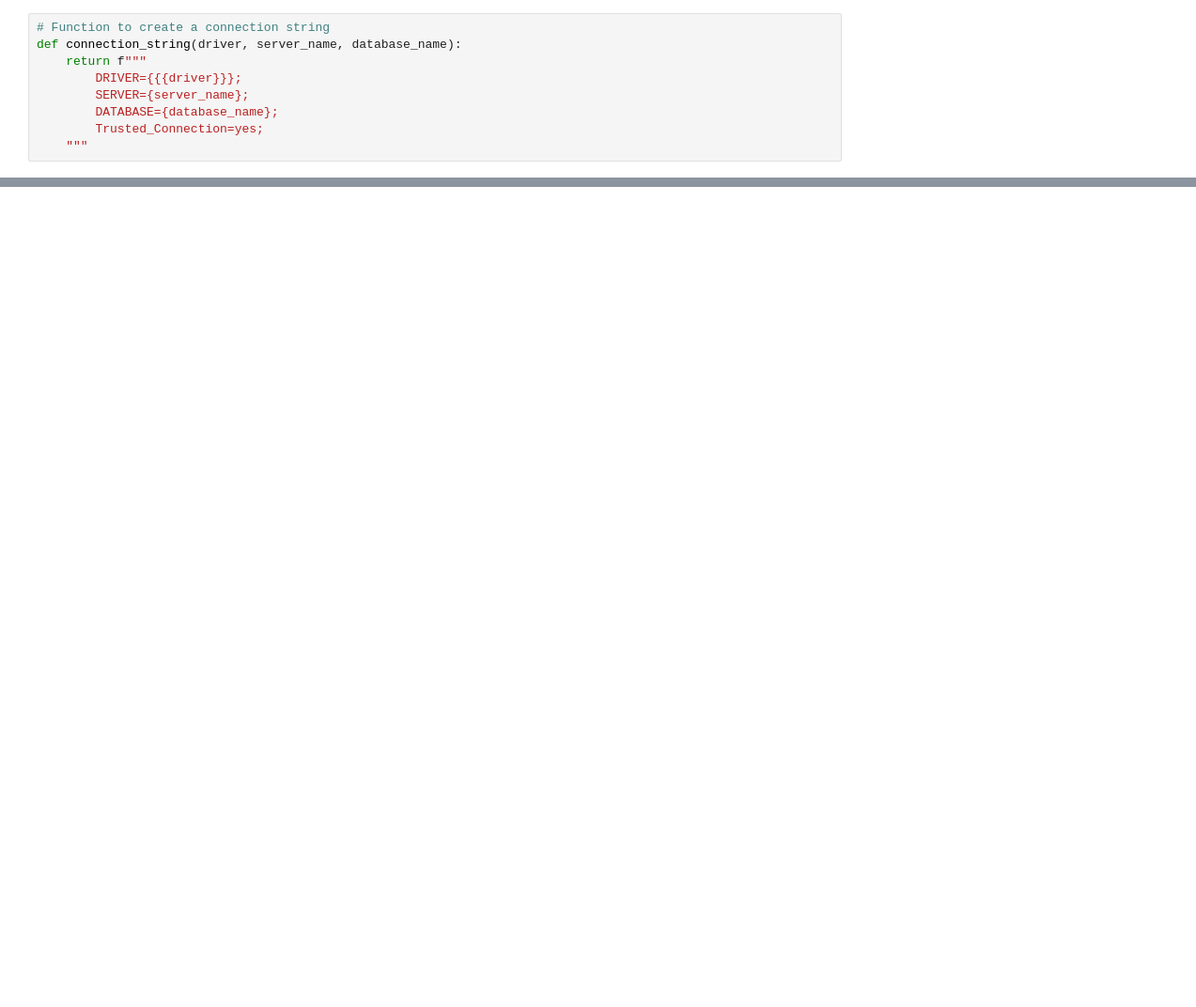
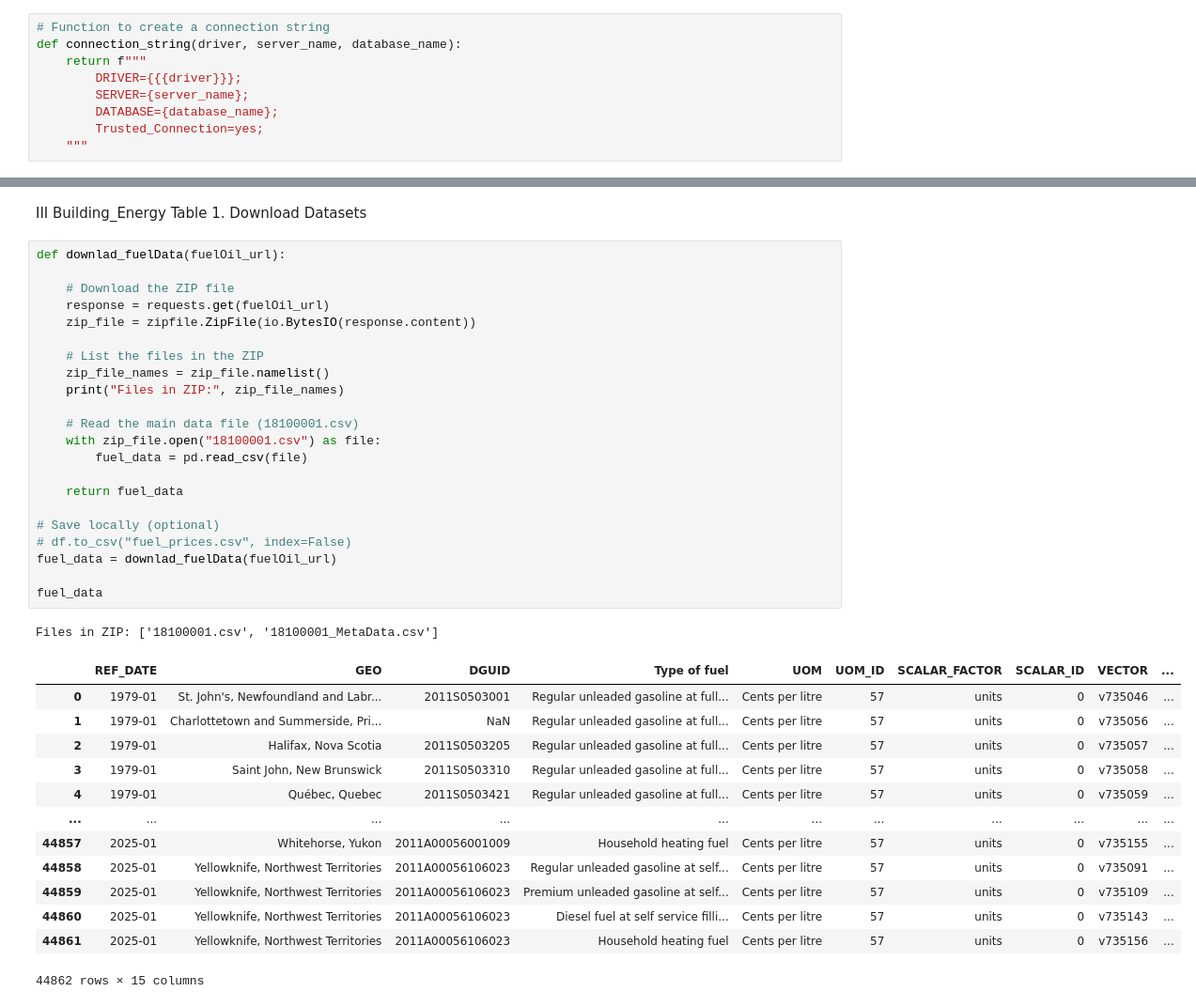
Before and after one commit to ChanyoungLee0476/HRM_EnergyConsumption, a Jupyter notebook: EnergyConsumption.ipynb, the cells around one changed output, grey strips where cells are left out. Shown at 94% size. Saved outputs shown, nothing was run; the diff lists cells and outputs as text; blank space fills up the shorter version.

```diff
--- a/EnergyConsumption.ipynb
+++ b/EnergyConsumption.ipynb
@@ -471,0 +338,40 @@ building_energy
+# %% [markdown]
+III Building_Energy Table </br>
+    1. Download Datasets
+# %%
+def downlad_fuelData(fuelOil_url):
+
+    # Download the ZIP file
+    response = requests.get(fuelOil_url)
+    zip_file = zipfile.ZipFile(io.BytesIO(response.content))
+
+    # List the files in the ZIP
+    zip_file_names = zip_file.namelist()
+    print("Files in ZIP:", zip_file_names)
+
+    # Read the main data file (18100001.csv)
+    with zip_file.open("18100001.csv") as file:
+        fuel_data = pd.read_csv(file)
+
+    return fuel_data
+
+# Save locally (optional)
+# df.to_csv("fuel_prices.csv", index=False)
+fuel_data = downlad_fuelData(fuelOil_url)
+
+fuel_data
+# %% [output]
+Files in ZIP: ['18100001.csv', '18100001_MetaData.csv']
+|  | REF_DATE | GEO | DGUID | Type of fuel | UOM | UOM_ID | SCALAR_FACTOR | SCALAR_ID | VECTOR | ... |
+| 0 | 1979-01 | St. John's, Newfoundland and Labr... | 2011S0503001 | Regular unleaded gasoline at full... | Cents per litre | 57 | units | 0 | v735046 | ... |
+| 1 | 1979-01 | Charlottetown and Summerside, Pri... | NaN | Regular unleaded gasoline at full... | Cents per litre | 57 | units | 0 | v735056 | ... |
+| 2 | 1979-01 | Halifax, Nova Scotia | 2011S0503205 | Regular unleaded gasoline at full... | Cents per litre | 57 | units | 0 | v735057 | ... |
+| 3 | 1979-01 | Saint John, New Brunswick | 2011S0503310 | Regular unleaded gasoline at full... | Cents per litre | 57 | units | 0 | v735058 | ... |
+| 4 | 1979-01 | Québec, Quebec | 2011S0503421 | Regular unleaded gasoline at full... | Cents per litre | 57 | units | 0 | v735059 | ... |
+| ... | ... | ... | ... | ... | ... | ... | ... | ... | ... | ... |
+| 44857 | 2025-01 | Whitehorse, Yukon | 2011A00056001009 | Household heating fuel | Cents per litre | 57 | units | 0 | v735155 | ... |
+| 44858 | 2025-01 | Yellowknife, Northwest Territories | 2011A00056106023 | Regular unleaded gasoline at self... | Cents per litre | 57 | units | 0 | v735091 | ... |
+| 44859 | 2025-01 | Yellowknife, Northwest Territories | 2011A00056106023 | Premium unleaded gasoline at self... | Cents per litre | 57 | units | 0 | v735109 | ... |
+| 44860 | 2025-01 | Yellowknife, Northwest Territories | 2011A00056106023 | Diesel fuel at self service filli... | Cents per litre | 57 | units | 0 | v735143 | ... |
+| 44861 | 2025-01 | Yellowknife, Northwest Territories | 2011A00056106023 | Household heating fuel | Cents per litre | 57 | units | 0 | v735156 | ... |
+44862 rows × 15 columns
```
Also changed, not shown: parts of 30 cells of this notebook, 9 other files.
